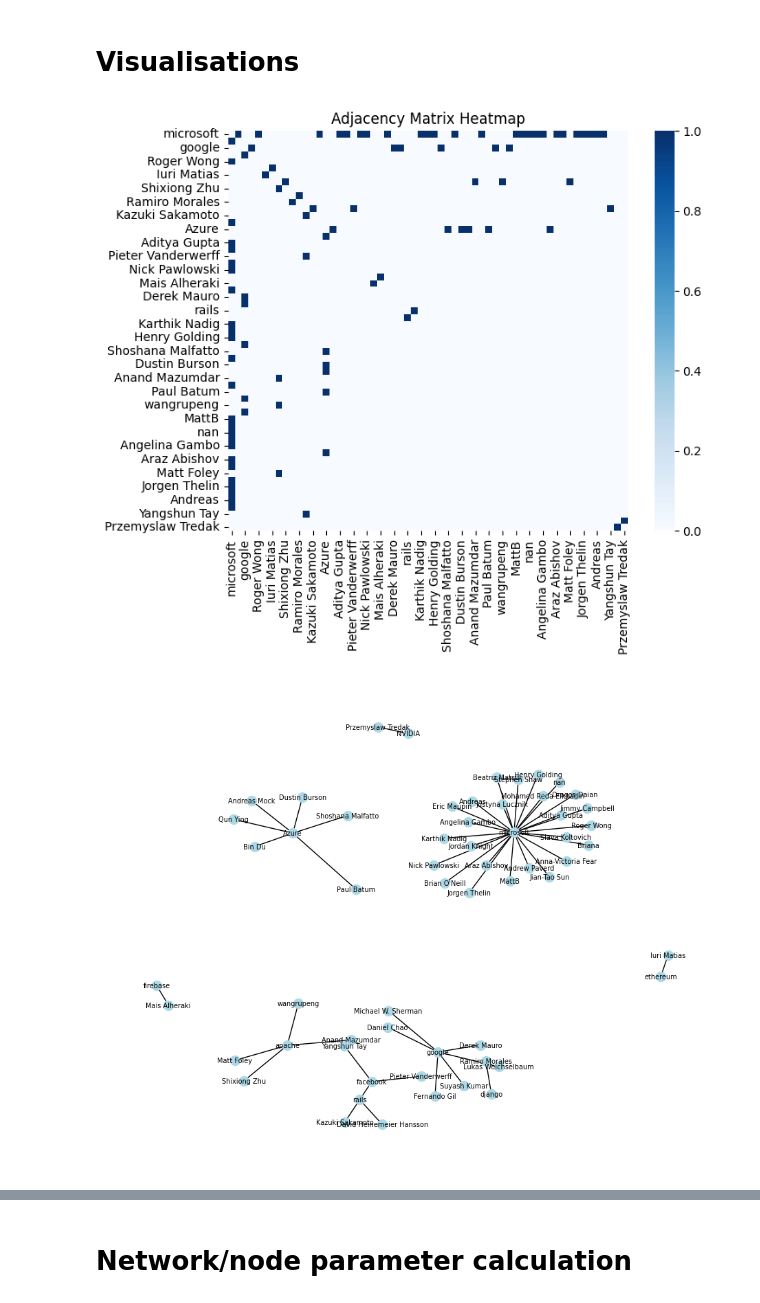
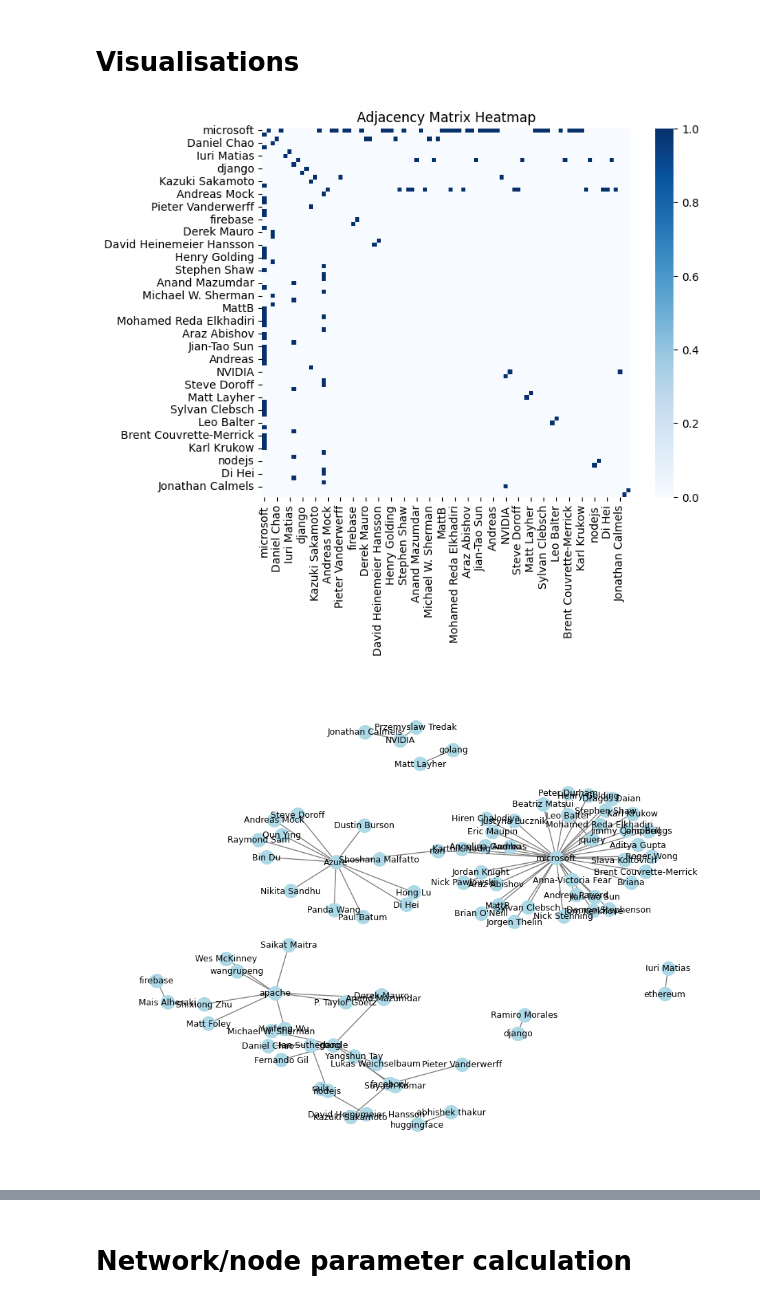
Before and after one commit to WellKnownDedication/Social-Media-Analytics, a Jupyter notebook: src/node parameter calculations/node_calcs.ipynb, the cells around one changed output, grey strips where cells are left out. Cells and saved outputs as stored; diff of their text form; code cells hidden in the pictures.

```diff
--- a/src/node parameter calculations/node_calcs.ipynb
+++ b/src/node parameter calculations/node_calcs.ipynb
@@ -19,12 +19,13 @@ df.head(5)
 | 4 | ethereum | Marius van der Wijden |
 # %%
 # Graph creation and sampling
-sample_size = 50
-G = nx.from_pandas_edgelist(df.sample(sample_size, random_state=51), source="Organisation", target="member")
+sample_size = 75
+G_sampled = nx.from_pandas_edgelist(df.sample(sample_size, random_state=51), source="Organisation", target="member")
 # %% [markdown]
 # Visualisations
 # %%
-nodes = list(G.nodes())
+A = nx.adjacency_matrix(G_sampled)
+nodes = list(G_sampled.nodes())
 adj_df = pd.DataFrame(A.toarray(), index=nodes, columns=nodes)
 
 plt.figure(figsize=(8, 6))
@@ -32,13 +33,13 @@ sns.heatmap(adj_df, cmap="Blues", annot=False, square=True, cbar=True)
 plt.title("Adjacency Matrix Heatmap")
 plt.show()
 # %% [output]
-[figure, old version]
+[figure, new version]
 # %%
 # Graph plot
-pos_spring = nx.spring_layout(G, k=0.3, iterations=50, seed=11)
+pos_spring = nx.spring_layout(G_sampled, k=0.3, iterations=50, seed=11)
 
 plt.figure(figsize=(9, 7))
-nx.draw(G, pos_spring, with_labels=True, node_color="lightblue", node_size=100, font_size=7)
+nx.draw(G_sampled, pos_spring, with_labels=True, node_color="lightblue", node_size=200, font_size=9, edge_color="gray")
 plt.show()
 # %% [output]
-[figure, old version]
+[figure, new version]
```
Also changed, not shown: parts of 4 cells of this notebook.
